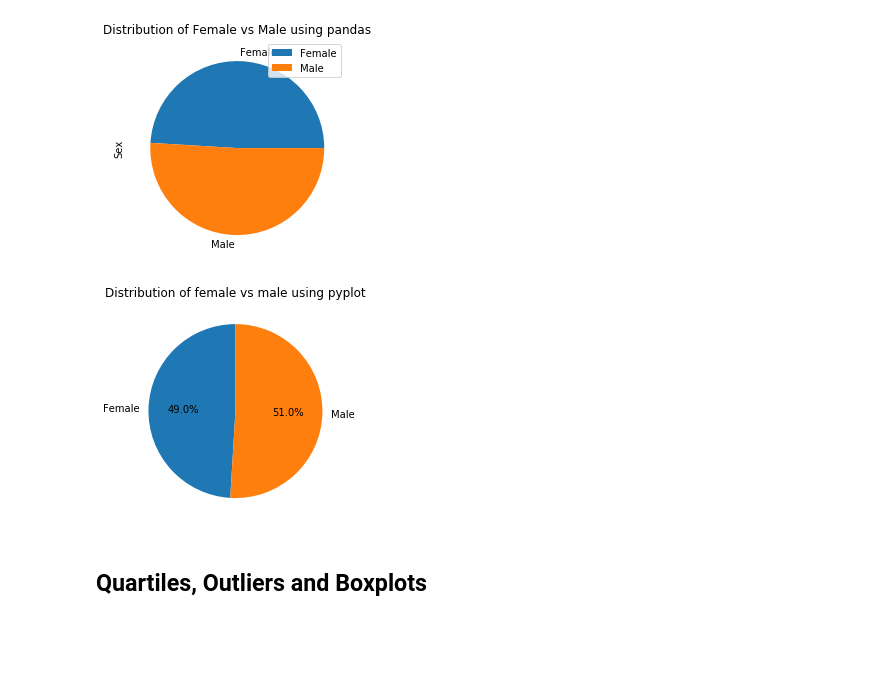
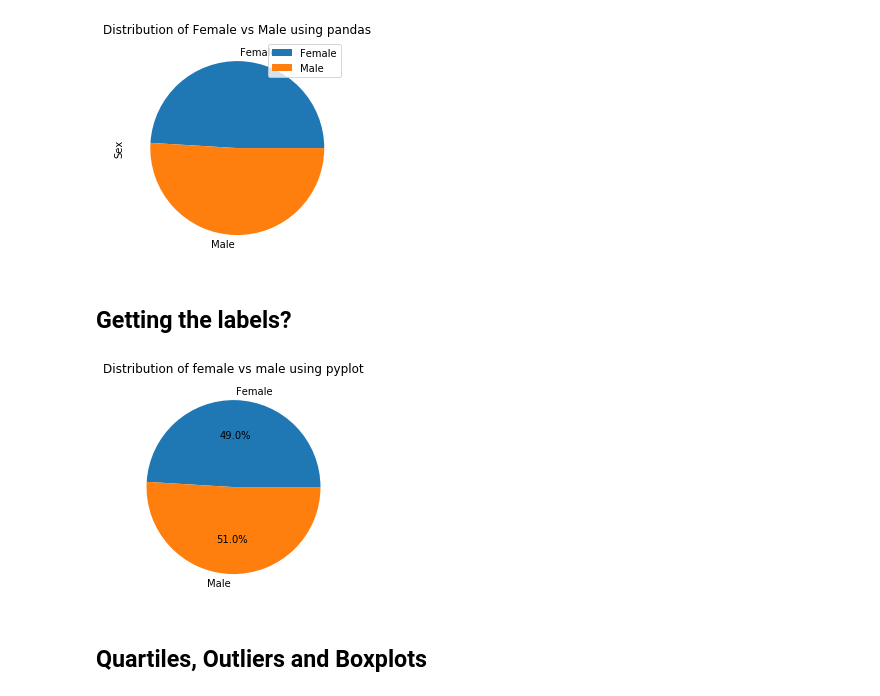
Before and after one commit to khartmann5/Matplotlib-Pymaceuticals, a Jupyter notebook: pymaceuticals_KH.ipynb, the cells around one changed output. Drawn from its saved outputs; the diff is of its cells as text; code cells hidden in the pictures; blank space fills up the shorter version.

```diff
--- a/pymaceuticals_KH.ipynb
+++ b/pymaceuticals_KH.ipynb
@@ -234,17 +243,19 @@ plt.title("Distribution of Female vs Male using pandas")
 plt.show()
 # %% [output]
 [figure]
+# %% [markdown]
+## Getting the labels?
 # %%
 # Generate a pie plot showing the distribution of female versus male mice using pyplot
 male_female_pyplot = clean_combined_mouse_data.groupby("Sex")
 male_female = male_female_pyplot["Sex"].count()
 male_female_pyplot_df = pd.DataFrame({"Sex":male_female_count})
 sex = ["Female","Male"]
-plt.pie(male_female_pyplot_df["Sex"], labels=sex, autopct="%1.1f%%",startangle=90)
+plt.pie(male_female_pyplot_df["Sex"], labels=sex, autopct="%1.1f%%",startangle=0)
 plt.title("Distribution of female vs male using pyplot")
 plt.show()
 # %% [output]
-[figure, old version]
+[figure, new version]
 # %% [markdown]
 ## Quartiles, Outliers and Boxplots
 # %%
```
Also changed, not shown: parts of 5 cells of this notebook.
